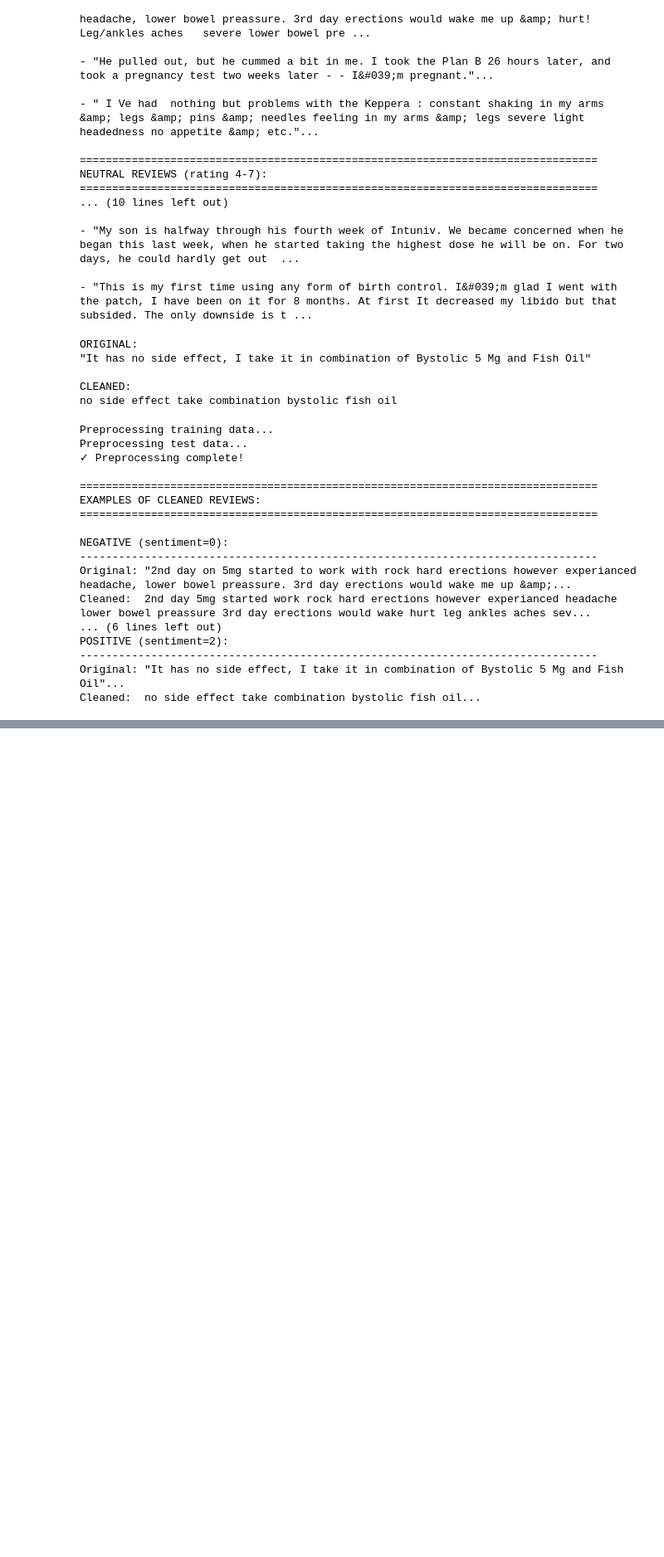
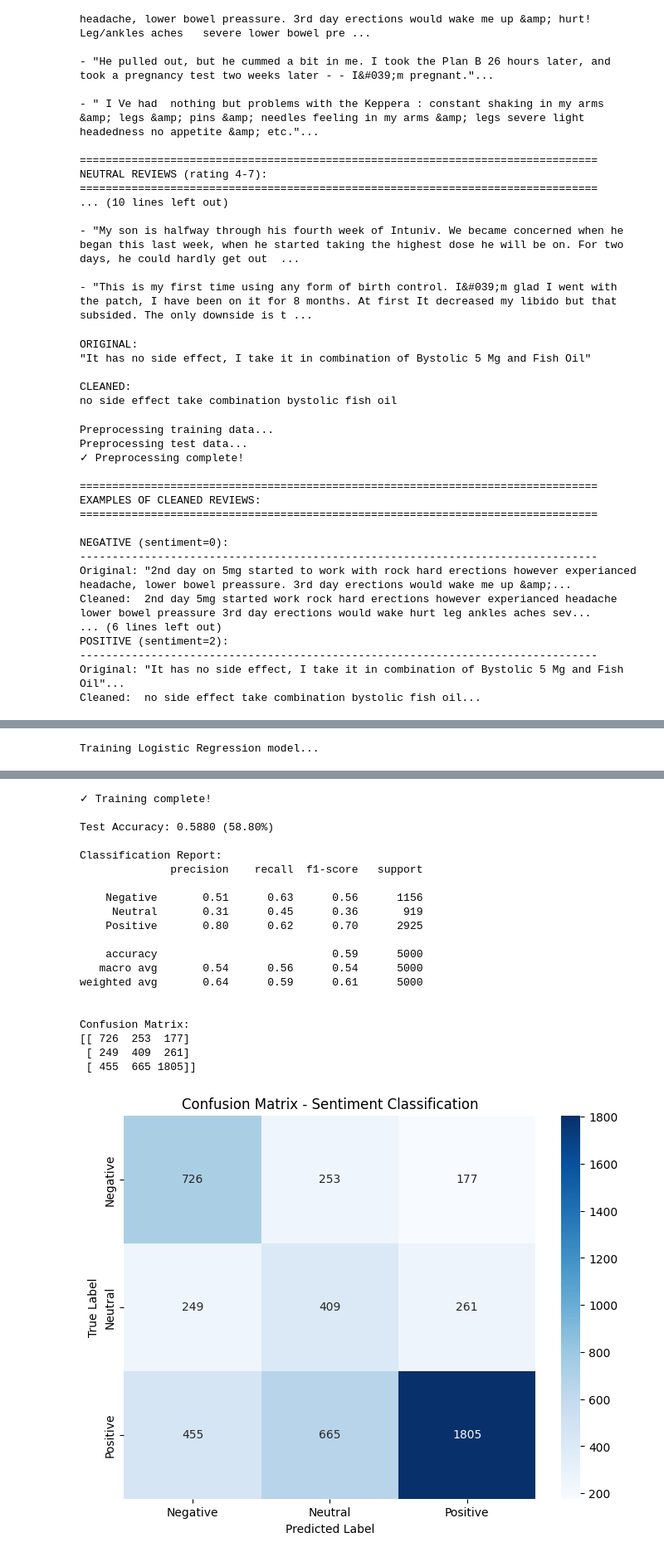
Before and after one commit to MalvinCY/patient-sentiment-classifier, a Jupyter notebook: notebooks/01_patient_sentiment_training.ipynb, the cells around one changed output, grey strips where cells are left out. Shown at 83% size. Drawn from its saved outputs; the diff is of its cells as text; code cells hidden in the pictures; blank space fills up the shorter version.

```diff
--- a/notebooks/01_patient_sentiment_training.ipynb
+++ b/notebooks/01_patient_sentiment_training.ipynb
@@ -412,0 +380,48 @@ print(f"y_test shape: {y_test.shape}")
+# %%
+from sklearn.linear_model import LogisticRegression
+from sklearn.metrics import accuracy_score, classification_report, confusion_matrix
+import seaborn as sns
+
+# Initialize logistic regression with class balancing
+# (remember we have imbalanced classes: 60% positive, 22% negative, 18% neutral)
+print("Training Logistic Regression model...")
+model = LogisticRegression(
+    max_iter=1000,           # Maximum iterations for convergence
+    random_state=42,         # For reproducibility
+    class_weight='balanced', # Handle class imbalance automatically
+    verbose=1                # Show training progress
+)
+
+# Train the model
+model.fit(X_train_averaged, y_train)
+
+print("✓ Training complete!")
+
+# Make predictions on test set
+y_pred = model.predict(X_test_averaged)
+
+# Calculate accuracy
+accuracy = accuracy_score(y_test, y_pred)
+print(f"\nTest Accuracy: {accuracy:.4f} ({accuracy*100:.2f}%)")
+
+# Detailed classification report
+print("\nClassification Report:")
+print(classification_report(y_test, y_pred,
+                          target_names=['Negative', 'Neutral', 'Positive']))
+
+# Confusion matrix
+print("\nConfusion Matrix:")
+cm = confusion_matrix(y_test, y_pred)
+print(cm)
+
+# Visualize confusion matrix
+plt.figure(figsize=(8, 6))
+sns.heatmap(cm, annot=True, fmt='d', cmap='Blues',
+            xticklabels=['Negative', 'Neutral', 'Positive'],
+            yticklabels=['Negative', 'Neutral', 'Positive'])
+plt.ylabel('True Label')
+plt.xlabel('Predicted Label')
+plt.title('Confusion Matrix - Sentiment Classification')
+plt.show()
+# %% [output]
+Training Logistic Regression model...
@@ -412,0 +429,21 @@ print(f"y_test shape: {y_test.shape}")
+✓ Training complete!
+
+Test Accuracy: 0.5880 (58.80%)
+
+Classification Report:
+              precision    recall  f1-score   support
+
+    Negative       0.51      0.63      0.56      1156
+     Neutral       0.31      0.45      0.36       919
+    Positive       0.80      0.62      0.70      2925
+
+    accuracy                           0.59      5000
+   macro avg       0.54      0.56      0.54      5000
+weighted avg       0.64      0.59      0.61      5000
+
+
+Confusion Matrix:
+[[ 726  253  177]
+ [ 249  409  261]
+ [ 455  665 1805]]
+[figure, added]
```
Also changed, not shown: parts of 7 cells of this notebook.
